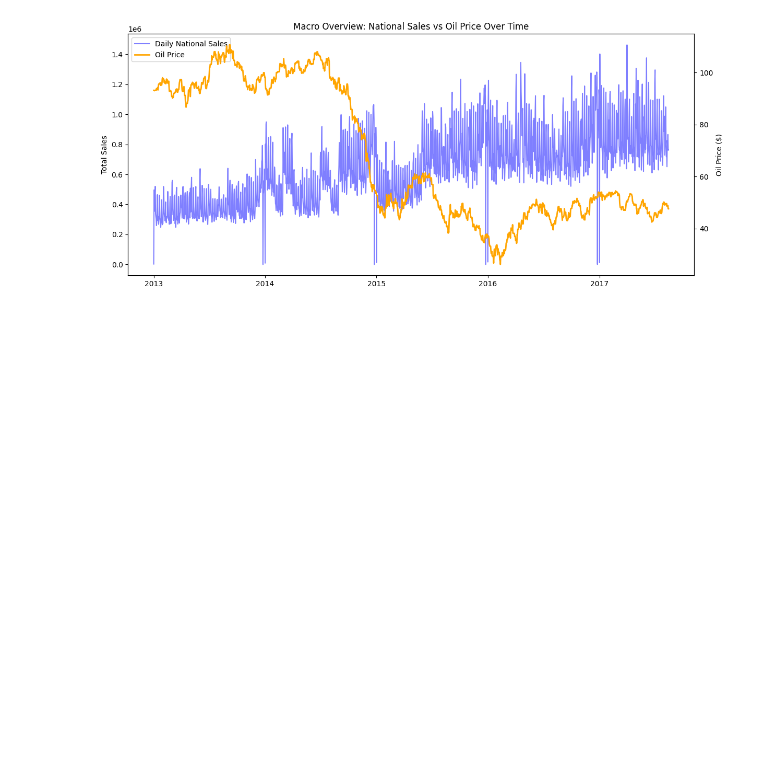
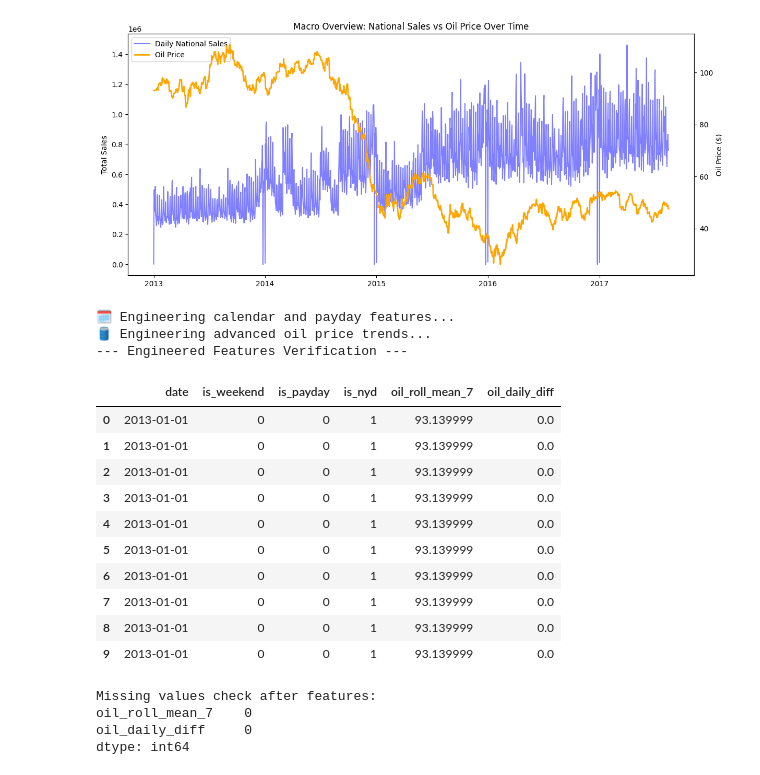
Before and after one commit to AdityaRHolla/store-sales-forecasting, a Jupyter notebook: notebooks/1.0-eda-nulls-trends.ipynb, the cells around one changed output. Cells and saved outputs as stored; diff of their text form; code cells hidden in the pictures; blank space fills up the shorter version.

Commit message:
Feat: Complete calendar, payday, and rolling macro oil features pipeline

```diff
--- a/notebooks/1.0-eda-nulls-trends.ipynb
+++ b/notebooks/1.0-eda-nulls-trends.ipynb
@@ -201,3 +201,35 @@ plt.show()
 # %% [output]
 Pearson Correlation between Daily National Sales and Oil Price: -0.6191
 [figure]
+# %%
+from src.features import build_time_features, build_macro_features
+
+# Apply your new production feature engineering steps
+df = build_time_features(df)
+df = build_macro_features(df)
+
+# Print out a quick snapshot to verify everything looks exactly right
+print("--- Engineered Features Verification ---")
+display(df[['date', 'is_weekend', 'is_payday', 'is_nyd', 'oil_roll_mean_7', 'oil_daily_diff']].head(10))
+
+print("\nMissing values check after features:")
+print(df[['oil_roll_mean_7', 'oil_daily_diff']].isnull().sum())
+# %% [output]
+🗓️ Engineering calendar and payday features...
+🛢️ Engineering advanced oil price trends...
+--- Engineered Features Verification ---
+|  | date | is_weekend | is_payday | is_nyd | oil_roll_mean_7 | oil_daily_diff |
+| 0 | 2013-01-01 | 0 | 0 | 1 | 93.139999 | 0.0 |
+| 1 | 2013-01-01 | 0 | 0 | 1 | 93.139999 | 0.0 |
+| 2 | 2013-01-01 | 0 | 0 | 1 | 93.139999 | 0.0 |
+| 3 | 2013-01-01 | 0 | 0 | 1 | 93.139999 | 0.0 |
+| 4 | 2013-01-01 | 0 | 0 | 1 | 93.139999 | 0.0 |
+| 5 | 2013-01-01 | 0 | 0 | 1 | 93.139999 | 0.0 |
+| 6 | 2013-01-01 | 0 | 0 | 1 | 93.139999 | 0.0 |
+| 7 | 2013-01-01 | 0 | 0 | 1 | 93.139999 | 0.0 |
+| 8 | 2013-01-01 | 0 | 0 | 1 | 93.139999 | 0.0 |
+| 9 | 2013-01-01 | 0 | 0 | 1 | 93.139999 | 0.0 |
+Missing values check after features:
+oil_roll_mean_7    0
+oil_daily_diff     0
+dtype: int64
```
Also changed, not shown: 1 other file.
